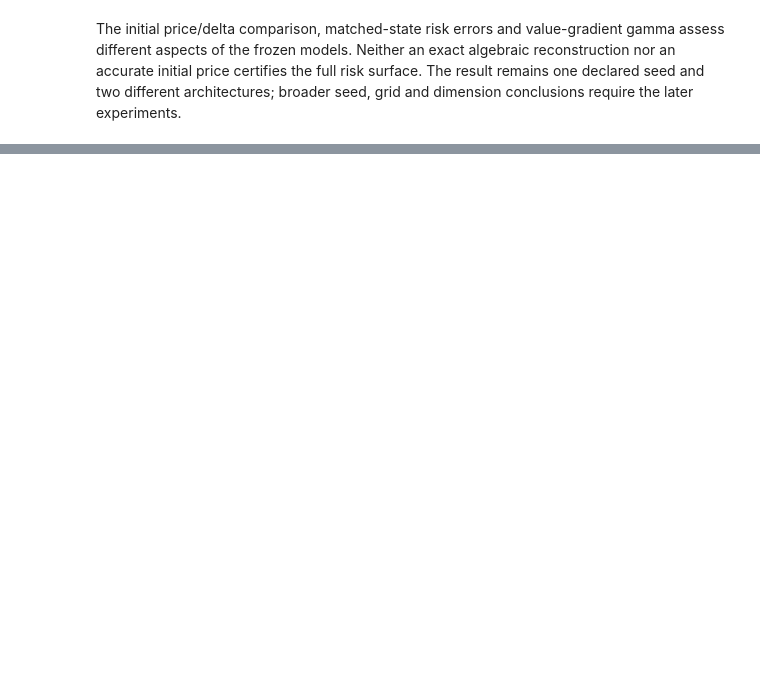
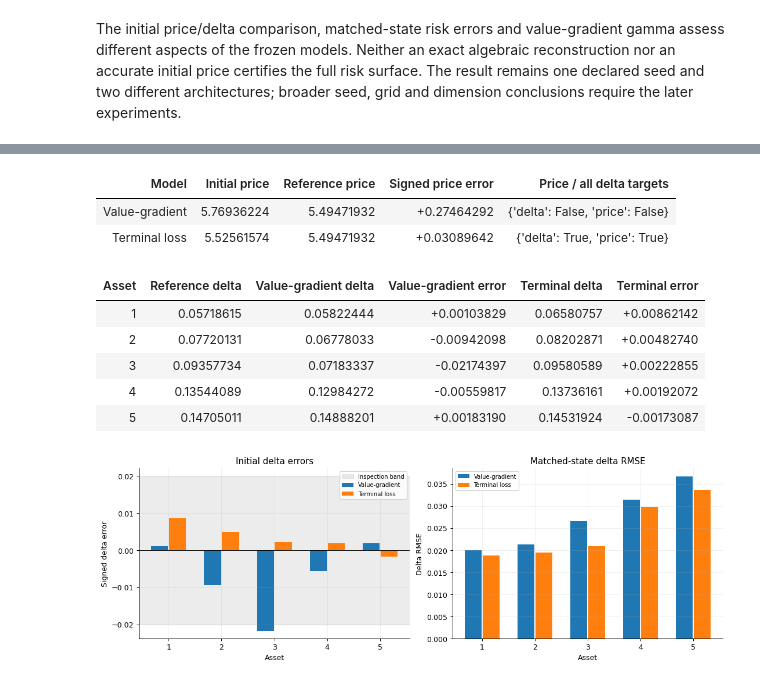
Before and after one commit to KVInator/deep-bsde-pricing, a Jupyter notebook: notebooks/03_neural_solvers.ipynb, the cells around one changed output, grey strips where cells are left out. Cells and saved outputs as stored; diff of their text form; code cells hidden in the pictures; blank space fills up the shorter version.

```diff
--- a/notebooks/03_neural_solvers.ipynb
+++ b/notebooks/03_neural_solvers.ipynb
@@ -741,0 +761,22 @@ The initial price/delta comparison, matched-state risk errors and value-gradient
+# %%
+basket_risk = RiskComparisonResult.load(root / "scratch/runs/geometric_five_risk")
+basket_report = basket_risk.report
+basket_problem = basket_report["problem"]
+basket_models = basket_report["models"]
+basket_keys = ("value_gradient", "terminal_loss")
+basket_labels = {"value_gradient": "Value-gradient", "terminal_loss": "Terminal loss"}
+basket_assets = np.arange(1, 6)
+basket_model = basket_problem["model"]
+table(["Asset", "Spot", "Weight", "Volatility", "Dividend yield"], [
+    [i+1, basket_problem["initial_spots"][i], basket_problem["contract"]["weights"][i],
+     basket_model["volatilities"][i], basket_model["dividend_yields"][i]] for i in range(5)])
+table(["Model", "Parameters", "Selected / completed update", "Fit seconds", "Runtime"], [
+    [basket_labels[k], basket_models[k]["parameter_count"],
+     f'{basket_report["source_runs"][k]["selected_step"]} / {basket_report["source_runs"][k]["completed_updates"]}',
+     f'{basket_report["source_runs"][k]["training_seconds"]:.4f}', basket_report["source_runs"][k]["training_runtime"]]
+    for k in basket_keys])
+table(["Comparison setting", "Value"], [
+    ("Paths / intervals", (basket_report["n_paths"], basket_report["n_steps"])),
+    ("Seed / branch", (basket_report["seed"], basket_report["seed_sequence_branch"])),
+    ("Runtime", f'Python {basket_report["python"]}, NumPy {basket_report["numpy"]}, PyTorch {basket_report["torch"]}, {basket_report["system"]}'),
+])
@@ -741,0 +801,34 @@ The initial price/delta comparison, matched-state risk errors and value-gradient
+# %%
+basket_initial = {k: basket_models[k]["initial"] for k in basket_keys}
+basket_reference = basket_initial["value_gradient"]
+table(["Model", "Initial price", "Reference price", "Signed price error", "Price / all delta targets"], [
+    [basket_labels[k], f'{basket_initial[k]["price"]:.8f}', f'{basket_reference["reference_price"]:.8f}',
+     f'{basket_initial[k]["price_error"]:+.8f}', basket_report["targets_met"][k]] for k in basket_keys])
+table(["Asset", "Reference delta", "Value-gradient delta", "Value-gradient error", "Terminal delta", "Terminal error"], [
+    [i+1, f'{basket_reference["reference_delta"][i]:.8f}',
+     f'{basket_initial["value_gradient"]["delta"][i]:.8f}', f'{basket_initial["value_gradient"]["delta_error"][i]:+.8f}',
+     f'{basket_initial["terminal_loss"]["delta"][i]:.8f}', f'{basket_initial["terminal_loss"]["delta_error"][i]:+.8f}']
+    for i in range(5)])
+fig, axes = plt.subplots(1, 2, figsize=(12, 4), constrained_layout=True)
+axes[0].axhspan(-0.02, 0.02, color="grey", alpha=0.15, label="Inspection band")
+axes[0].axhline(0, color="black", linewidth=0.7)
+for k, shift in zip(basket_keys, (-0.17, 0.17)):
+    axes[0].bar(basket_assets+shift, basket_initial[k]["delta_error"], width=0.32, label=basket_labels[k])
+    axes[1].bar(basket_assets+shift, basket_models[k]["path_delta_rmse_by_coordinate"], width=0.32, label=basket_labels[k])
+axes[0].set(title="Initial delta errors", ylabel="Signed delta error")
+axes[1].set(title="Matched-state delta RMSE", ylabel="Delta RMSE")
+for ax in axes:
+    ax.set(xlabel="Asset", xticks=basket_assets)
+    ax.legend(fontsize=8)
+plt.show()
+# %% [output]
+| Model | Initial price | Reference price | Signed price error | Price / all delta targets |
+| Value-gradient | 5.76936224 | 5.49471932 | +0.27464292 | {'delta': False, 'price': False} |
+| Terminal loss | 5.52561574 | 5.49471932 | +0.03089642 | {'delta': True, 'price': True} |
+| Asset | Reference delta | Value-gradient delta | Value-gradient error | Terminal delta | Terminal error |
+| 1 | 0.05718615 | 0.05822444 | +0.00103829 | 0.06580757 | +0.00862142 |
+| 2 | 0.07720131 | 0.06778033 | -0.00942098 | 0.08202871 | +0.00482740 |
+| 3 | 0.09357734 | 0.07183337 | -0.02174397 | 0.09580589 | +0.00222855 |
+| 4 | 0.13544089 | 0.12984272 | -0.00559817 | 0.13736161 | +0.00192072 |
+| 5 | 0.14705011 | 0.14888201 | +0.00183190 | 0.14531924 | -0.00173087 |
+[figure, added]
```
Also changed, not shown: parts of 5 cells of this notebook, 11 other files.
